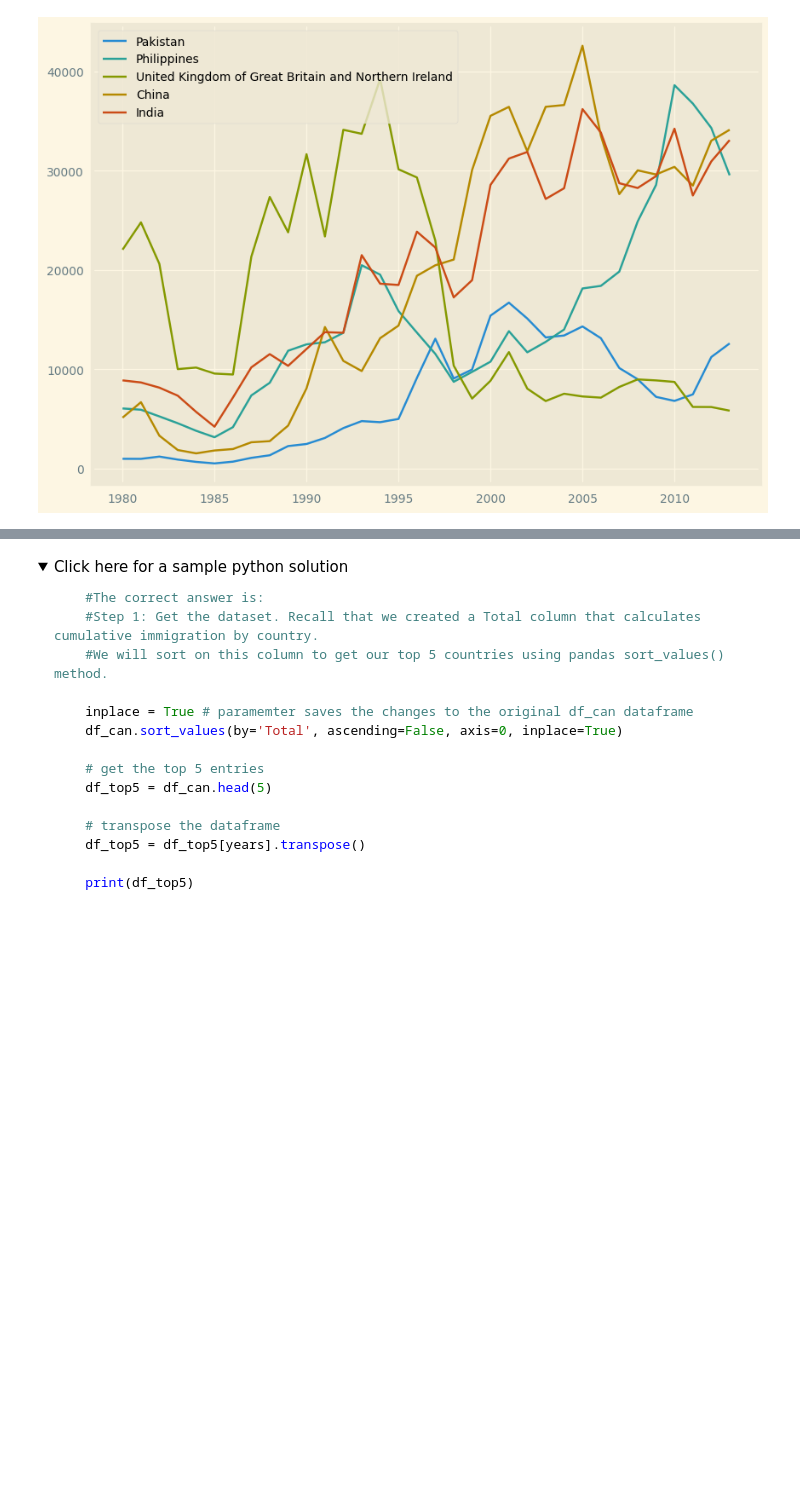
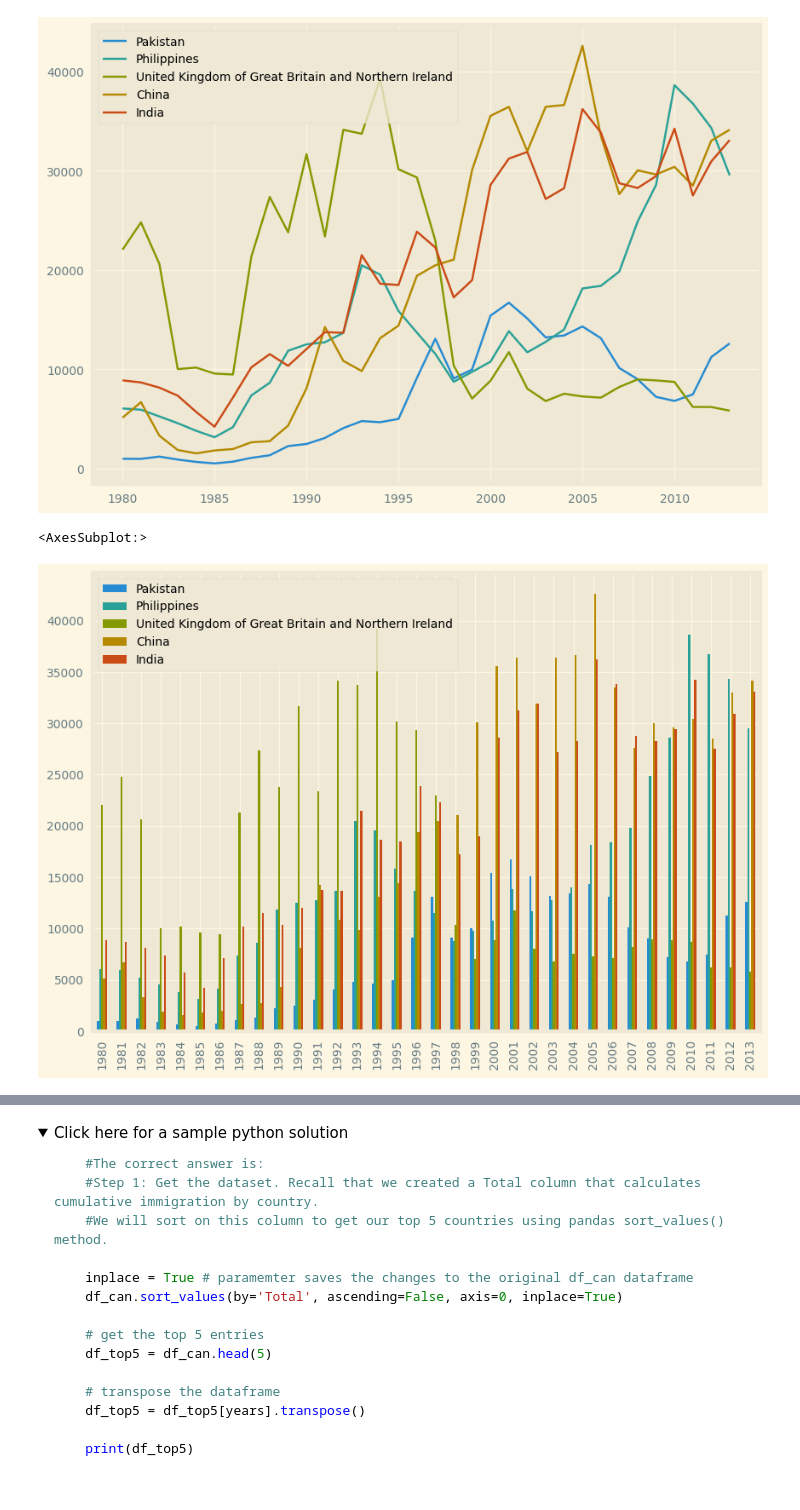
Before and after one commit to JohelPires/ibm, a Jupyter notebook: data viz/DV0101EN-Exercise-Introduction-to-Matplotlib-and-Line-Plots.ipynb, the cells around one changed output, grey strips where cells are left out. Cells and saved outputs as stored; diff of their text form; code cells hidden in the pictures; folded sections open; blank space fills up the shorter version.

```diff
--- a/data viz/DV0101EN-Exercise-Introduction-to-Matplotlib-and-Line-Plots.ipynb
+++ b/data viz/DV0101EN-Exercise-Introduction-to-Matplotlib-and-Line-Plots.ipynb
@@ -779,7 +779,13 @@ Line plot is a handy tool to display several dependent variables against one ind
 ### type your answer here
 topfive = df_can['Total'].sort_values().tail().index.tolist()
 # %%
-df_can.loc[topfive, years].transpose().plot()
+dftopfive = df_can.loc[topfive, years].transpose()
+dftopfive.plot()
 # %% [output]
 <AxesSubplot:>
 [figure]
+# %%
+dftopfive.plot(kind='bar')
+# %% [output]
+<AxesSubplot:>
+[figure, added]
```
Also changed, not shown: parts of 8 cells of this notebook, 3 other files.
